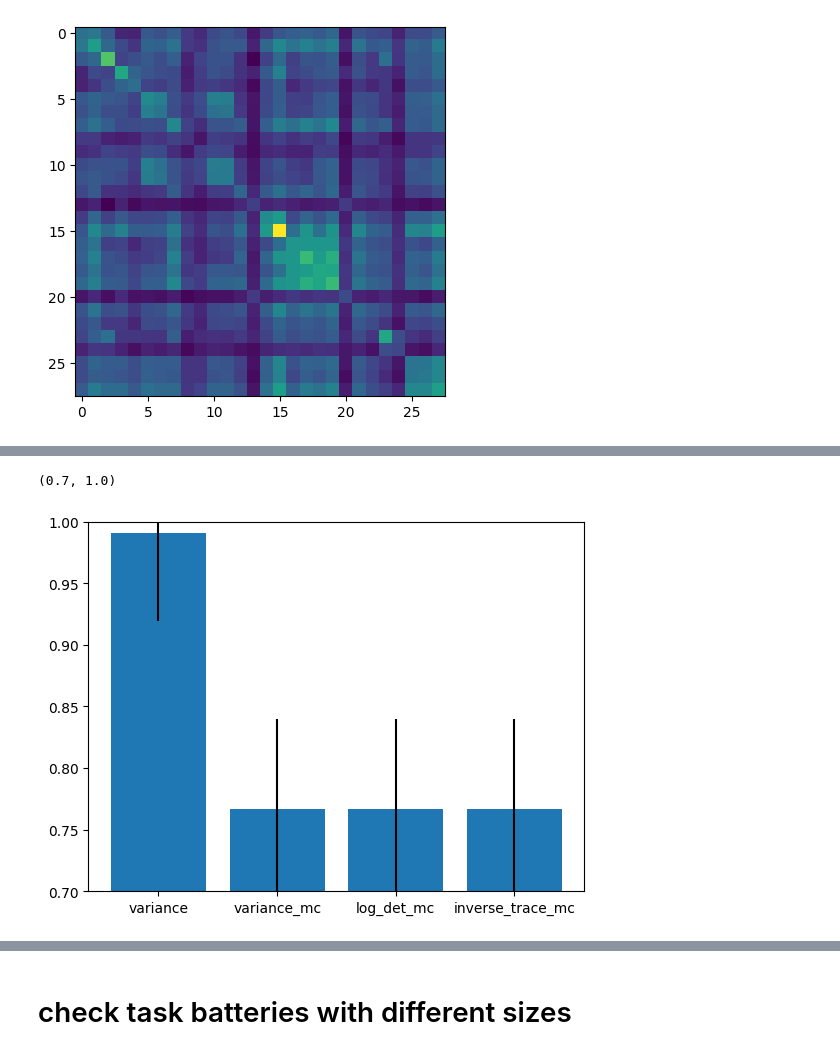
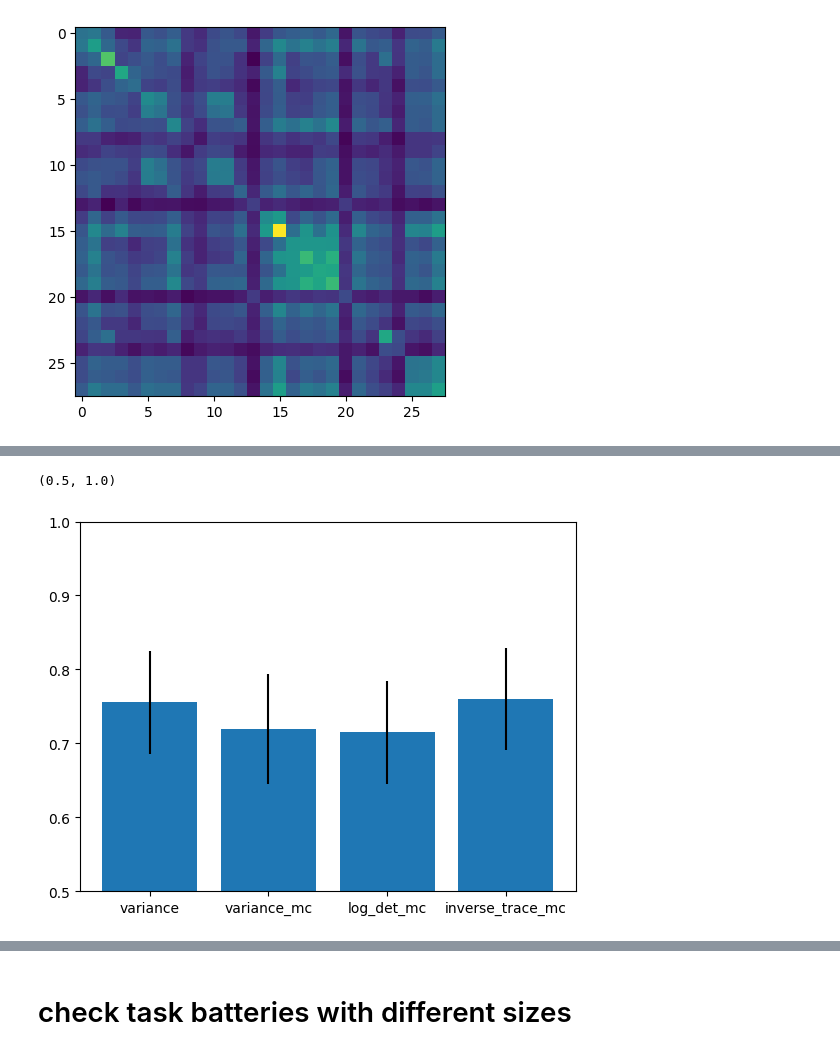
Before and after one commit to DiedrichsenLab/OptimalBattery, a Jupyter notebook: notebooks/6.real_eval_multi_cereb.ipynb, the cells around one changed output, grey strips where cells are left out. Saved outputs shown, nothing was run; the diff lists cells and outputs as text; code cells hidden in the pictures.

```diff
--- a/notebooks/6.real_eval_multi_cereb.ipynb
+++ b/notebooks/6.real_eval_multi_cereb.ipynb
@@ -131,7 +131,7 @@ plt.imshow(G_Lib)
 <matplotlib.image.AxesImage at 0x...>
 [figure]
 # %%
-D = ut.build_combinations(G_Lib, strategy='random',n_iter=1000,n_tasks=4,seed=1,replacement=True)
+D = ut.build_combinations(G_Lib, strategy='random',n_iter=100,n_tasks=6,seed=3,replacement=True)
 D = D.reset_index(drop=True)
 D_ev = ev.real_evaluate_dataframe_multiregion(D, data_mdtb_s1_all,VLib,data_mdtb_s2_all, vtest,ROI_indices)
 # %% [output]
@@ -155,15 +168,15 @@ Processing combination: 980
 # %%
 metrics = ['variance','variance_mc','log_det_mc','inverse_trace_mc']
 best_eval_value = []
 best_eval_std = []
 for metric in metrics:
     best_battery = D_ev.loc[D_ev[metric].idxmax()]  # Get the battery with the highest value of the metric
     best_eval_value.append(best_battery['cos'])
     best_eval_std.append(best_battery['cos_std'])
 
 # plot with error bars
 plt.bar(metrics, best_eval_value, yerr=best_eval_std)
-plt.ylim(0.7, 1)
+plt.ylim(0.5, 1)
 # %% [output]
-(0.7, 1.0)
+(0.5, 1.0)
-[figure, old version]
+[figure, new version]
```
Also changed, not shown: parts of 8 cells of this notebook, 8 other files.
